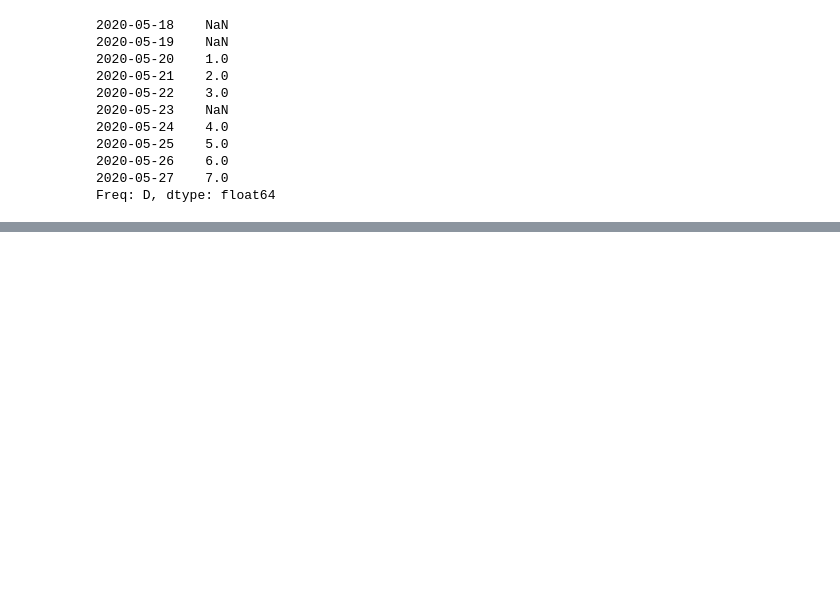
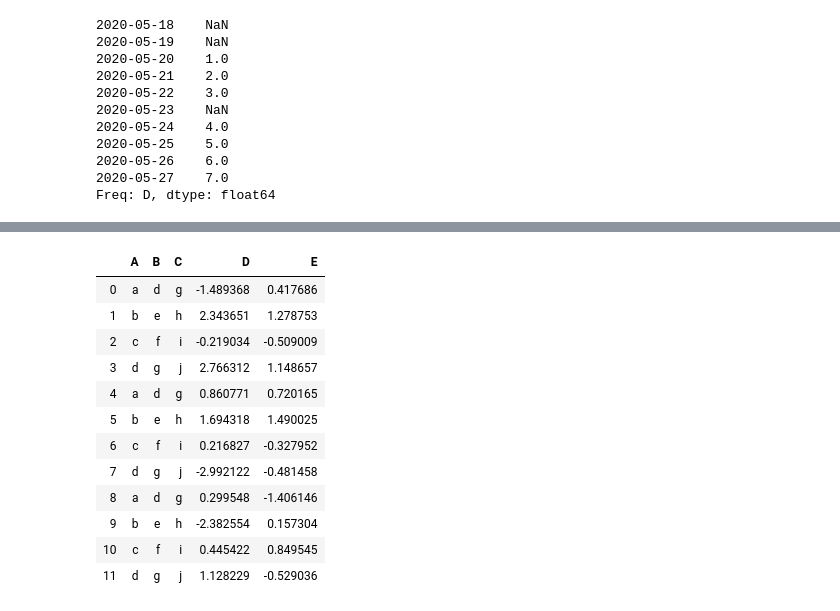
Before and after one commit to TanishqSehgal7/MachineLearning-Basics, a Jupyter notebook: Python/PandasEdureka.ipynb, the cells around one changed output, grey strips where cells are left out. Saved outputs shown, nothing was run; the diff lists cells and outputs as text; code cells hidden in the pictures; blank space fills up the shorter version.

```diff
--- a/Python/PandasEdureka.ipynb
+++ b/Python/PandasEdureka.ipynb
@@ -448,0 +592,22 @@ dtype: float64
+# %%
+df=pd.DataFrame({'A':['a','b','c','d']*3,
+                 'B':['d','e','f','g']*3,
+                 'C':['g','h','i','j']*3,
+                 'D':np.random.randn(12),
+                 'E':np.random.randn(12)})
+# %%
+df
+# %% [output]
+|  | A | B | C | D | E |
+| 0 | a | d | g | -1.489368 | 0.417686 |
+| 1 | b | e | h | 2.343651 | 1.278753 |
+| 2 | c | f | i | -0.219034 | -0.509009 |
+| 3 | d | g | j | 2.766312 | 1.148657 |
+| 4 | a | d | g | 0.860771 | 0.720165 |
+| 5 | b | e | h | 1.694318 | 1.490025 |
+| 6 | c | f | i | 0.216827 | -0.327952 |
+| 7 | d | g | j | -2.992122 | -0.481458 |
+| 8 | a | d | g | 0.299548 | -1.406146 |
+| 9 | b | e | h | -2.382554 | 0.157304 |
+| 10 | c | f | i | 0.445422 | 0.849545 |
+| 11 | d | g | j | 1.128229 | -0.529036 |
```
Also changed, not shown: parts of 74 cells of this notebook.
